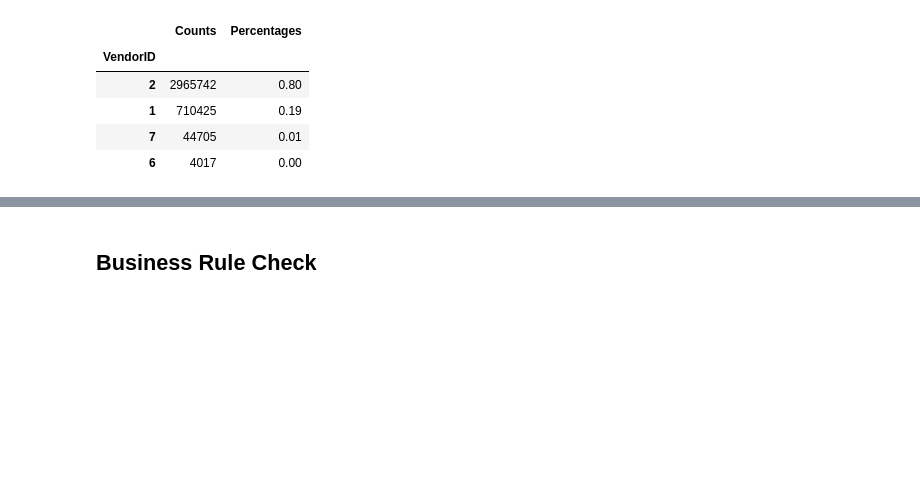
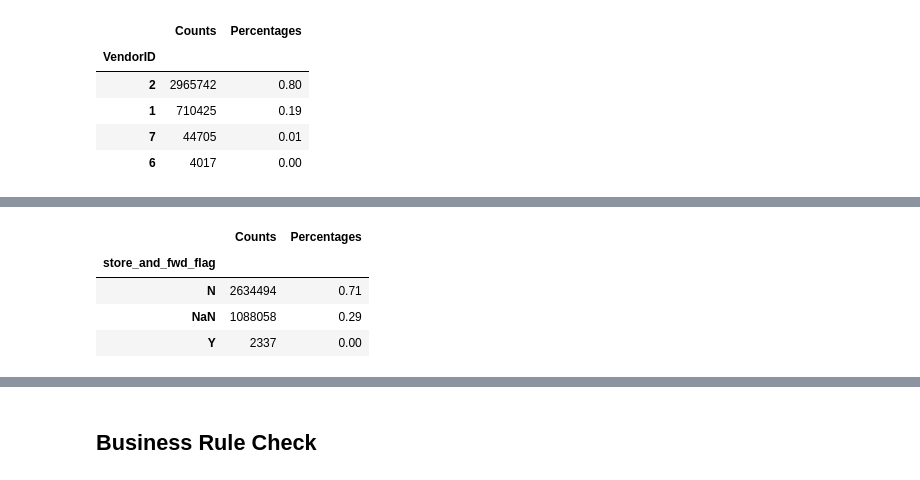
Before and after one commit to samuel54illinois/NYC_TLC_Trip_Record_Analysis, a Jupyter notebook: notebook_analysis/0_data_audit.ipynb, the cells around one changed output, grey strips where cells are left out. Cells and saved outputs as stored; diff of their text form; code cells hidden in the pictures; blank space fills up the shorter version.

```diff
--- a/notebook_analysis/0_data_audit.ipynb
+++ b/notebook_analysis/0_data_audit.ipynb
@@ -384,0 +423,16 @@ result
+# %%
+counts = yellow_trip_data["store_and_fwd_flag"].value_counts(dropna=False)
+percentage = yellow_trip_data["store_and_fwd_flag"].value_counts(normalize=True, dropna=False)
+
+result = pd.DataFrame(
+    {"Counts" : counts,
+    "Percentages" : percentage}
+)
+
+result
+# %% [output]
+|  | Counts | Percentages |
+| store_and_fwd_flag |  |  |
+| N | 2634494 | 0.71 |
+| NaN | 1088058 | 0.29 |
+| Y | 2337 | 0.00 |
```
Also changed, not shown: parts of 6 cells of this notebook.
